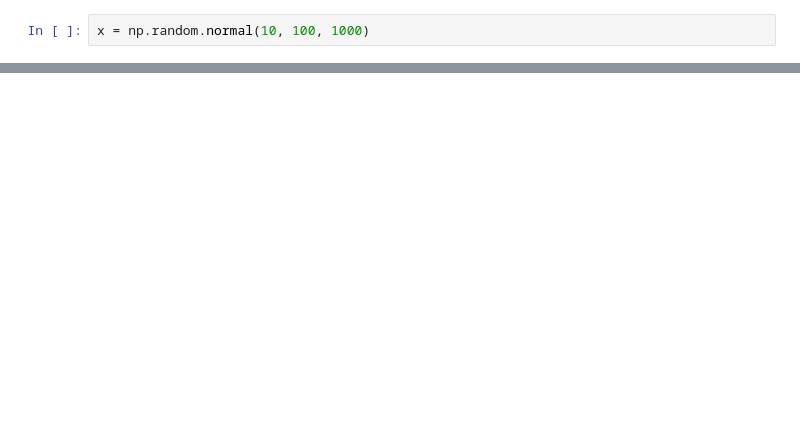
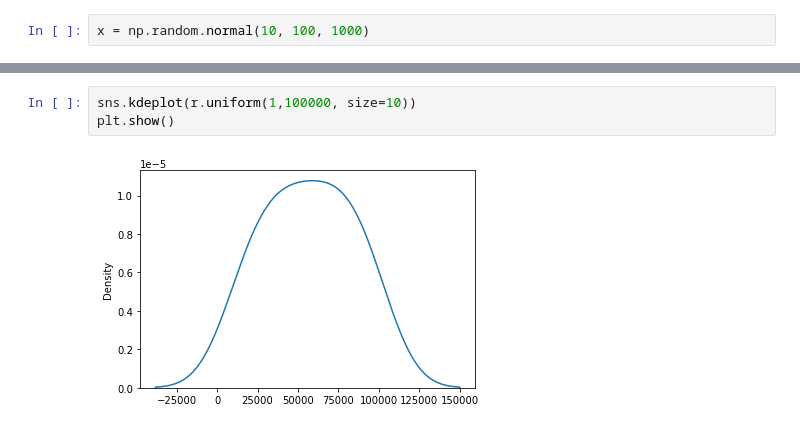
Before and after one commit to Lynch08/numpy-random-investigation, a Jupyter notebook: numpy-random.ipynb, the cells around one changed output, grey strips where cells are left out. Cells and saved outputs as stored; diff of their text form; blank space fills up the shorter version.

```diff
--- a/numpy-random.ipynb
+++ b/numpy-random.ipynb
@@ -71,0 +201,5 @@ plt.hist(x)
+# %%
+sns.kdeplot(r.uniform(1,100000, size=10))
+plt.show()
+# %% [output]
+[figure, added]
```
Also changed, not shown: parts of 31 cells of this notebook.
